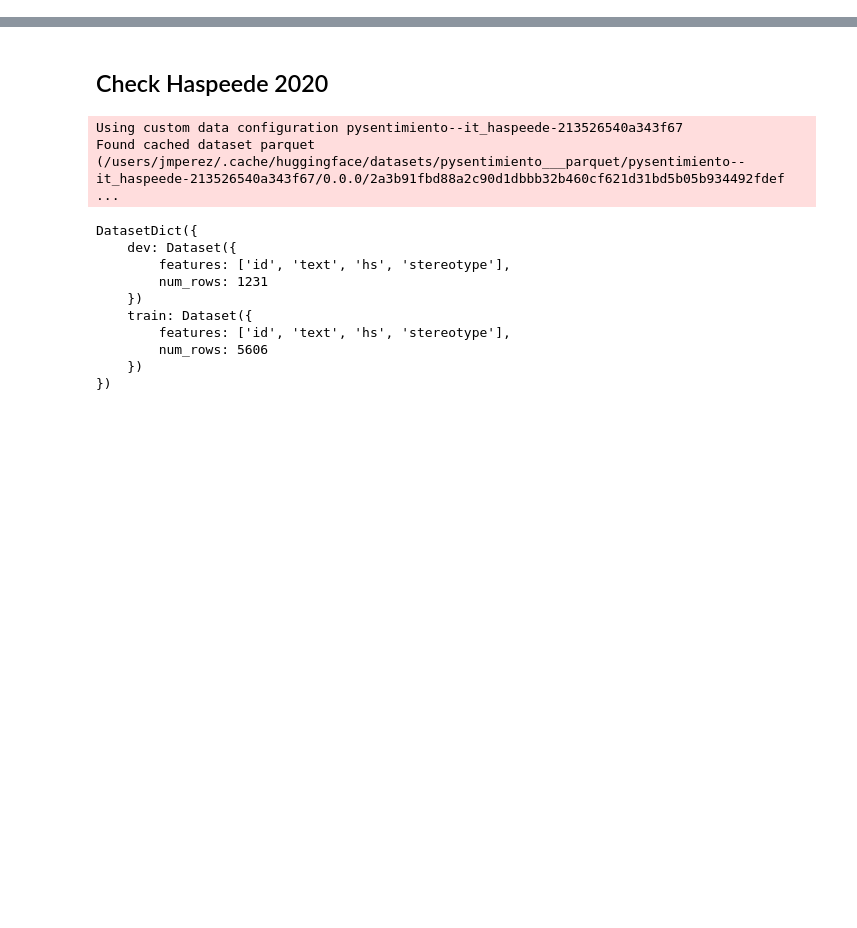
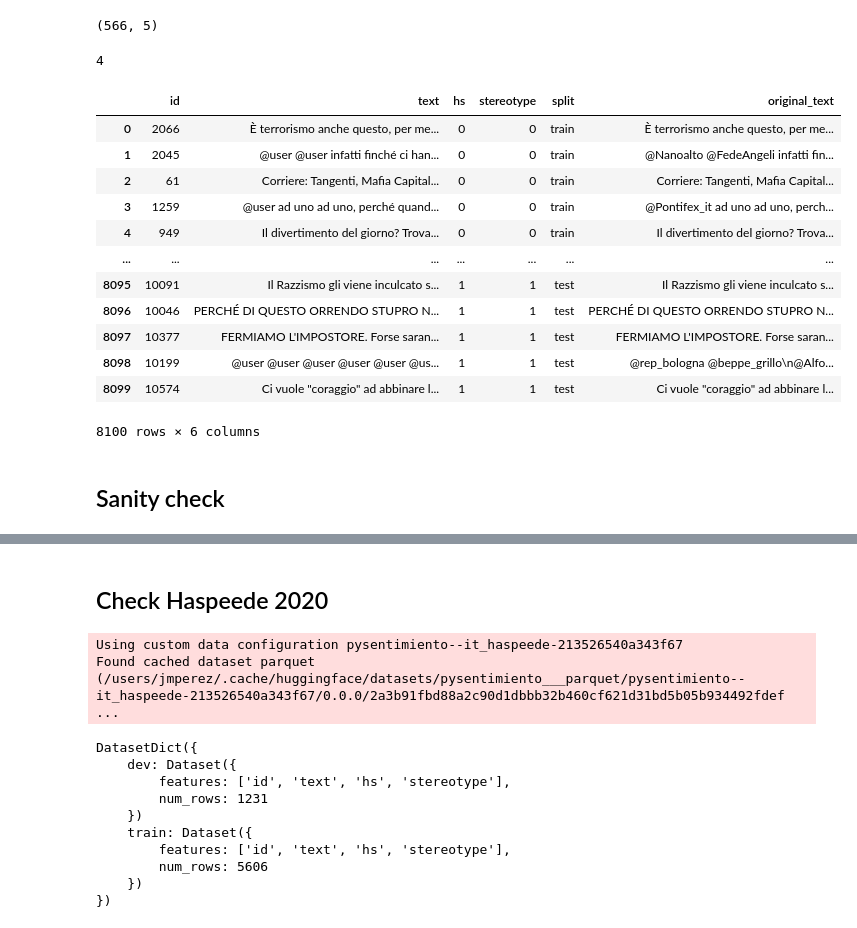
Before and after one commit to pysentimiento/pysentimiento, a Jupyter notebook: notebooks/hate_speech/Exploratory it.ipynb, the cells around one changed output, grey strips where cells are left out. Cells and saved outputs as stored; diff of their text form; code cells hidden in the pictures; blank space fills up the shorter version.

```diff
--- a/notebooks/hate_speech/Exploratory it.ipynb
+++ b/notebooks/hate_speech/Exploratory it.ipynb
@@ -12,0 +100,4 @@ The autoreload extension is already loaded. To reload it, use:
+# %%
+df_true.shape
+# %% [output]
+(566, 5)
@@ -12,0 +128,4 @@ The autoreload extension is already loaded. To reload it, use:
+# %%
+df["original_text"].isna().sum()
+# %% [output]
+4
@@ -12,0 +134,27 @@ The autoreload extension is already loaded. To reload it, use:
+# %%
+%load_ext autoreload
+%autoreload 2
+
+import pandas as pd
+
+df = pd.read_csv("haspeede2020.csv")
+# %%
+pd.options.display.max_colwidth = 1000
+
+df
+# %% [output]
+|  | id | text | hs | stereotype | split | original_text |
+| 0 | 2066 | È terrorismo anche questo, per me... | 0 | 0 | train | È terrorismo anche questo, per me... |
+| 1 | 2045 | @user @user infatti finché ci han... | 0 | 0 | train | @Nanoalto @FedeAngeli infatti fin... |
+| 2 | 61 | Corriere: Tangenti, Mafia Capital... | 0 | 0 | train | Corriere: Tangenti, Mafia Capital... |
+| 3 | 1259 | @user ad uno ad uno, perché quand... | 0 | 0 | train | @Pontifex_it ad uno ad uno, perch... |
+| 4 | 949 | Il divertimento del giorno? Trova... | 0 | 0 | train | Il divertimento del giorno? Trova... |
+| ... | ... | ... | ... | ... | ... | ... |
+| 8095 | 10091 | Il Razzismo gli viene inculcato s... | 1 | 1 | test | Il Razzismo gli viene inculcato s... |
+| 8096 | 10046 | PERCHÉ DI QUESTO ORRENDO STUPRO N... | 1 | 1 | test | PERCHÉ DI QUESTO ORRENDO STUPRO N... |
+| 8097 | 10377 | FERMIAMO L'IMPOSTORE. Forse saran... | 1 | 1 | test | FERMIAMO L'IMPOSTORE. Forse saran... |
+| 8098 | 10199 | @user @user @user @user @user @us... | 1 | 1 | test | @rep_bologna @beppe_grillo\n@Alfo... |
+| 8099 | 10574 | Ci vuole "coraggio" ad abbinare l... | 1 | 1 | test | Ci vuole "coraggio" ad abbinare l... |
+8100 rows × 6 columns
+# %% [markdown]
+## Sanity check
```
Also changed, not shown: parts of 21 cells of this notebook, 1 other file.
